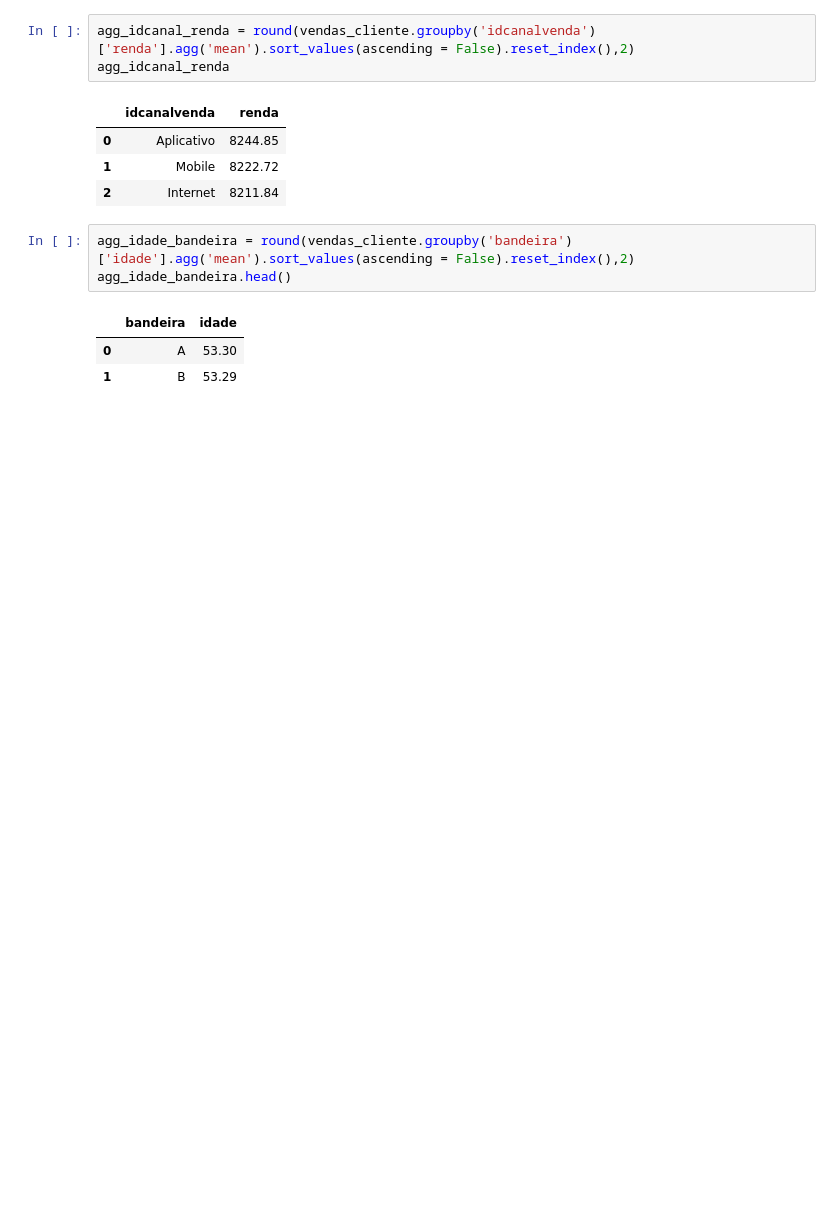
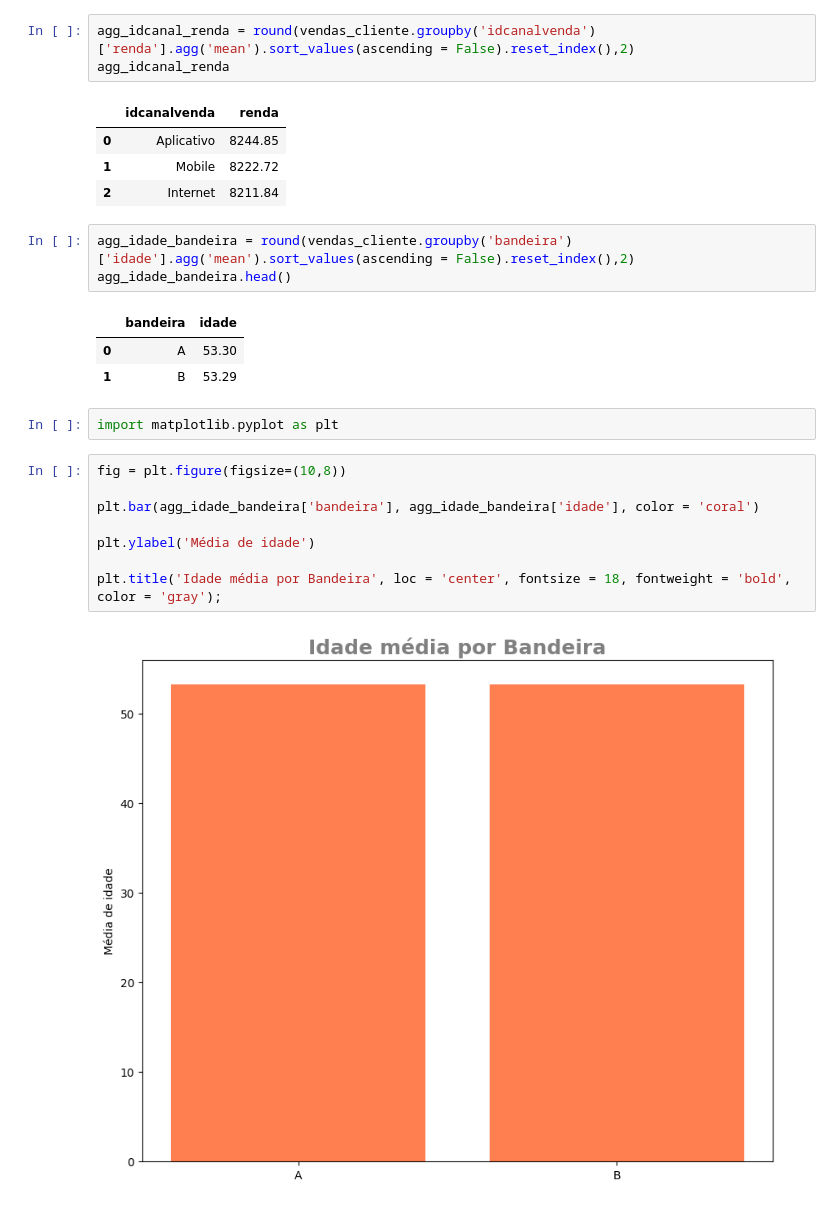
Before and after one commit to FelipeNunesReis/AnaliseExploratorias, a Jupyter notebook: AnalysisRetail.ipynb, the cells around one changed output. Cells and saved outputs as stored; diff of their text form; blank space fills up the shorter version.

```diff
--- a/AnalysisRetail.ipynb
+++ b/AnalysisRetail.ipynb
@@ -420,3 +427,15 @@ agg_idade_bandeira.head()
 |  | bandeira | idade |
 | 0 | A | 53.30 |
 | 1 | B | 53.29 |
+# %%
+import matplotlib.pyplot as plt
+# %%
+fig = plt.figure(figsize=(10,8))
+
+plt.bar(agg_idade_bandeira['bandeira'], agg_idade_bandeira['idade'], color = 'coral')
+
+plt.ylabel('Média de idade')
+
+plt.title('Idade média por Bandeira', loc = 'center', fontsize = 18, fontweight = 'bold', color = 'gray');
+# %% [output]
+[figure, added]
```
Also changed, not shown: parts of 11 cells of this notebook.
